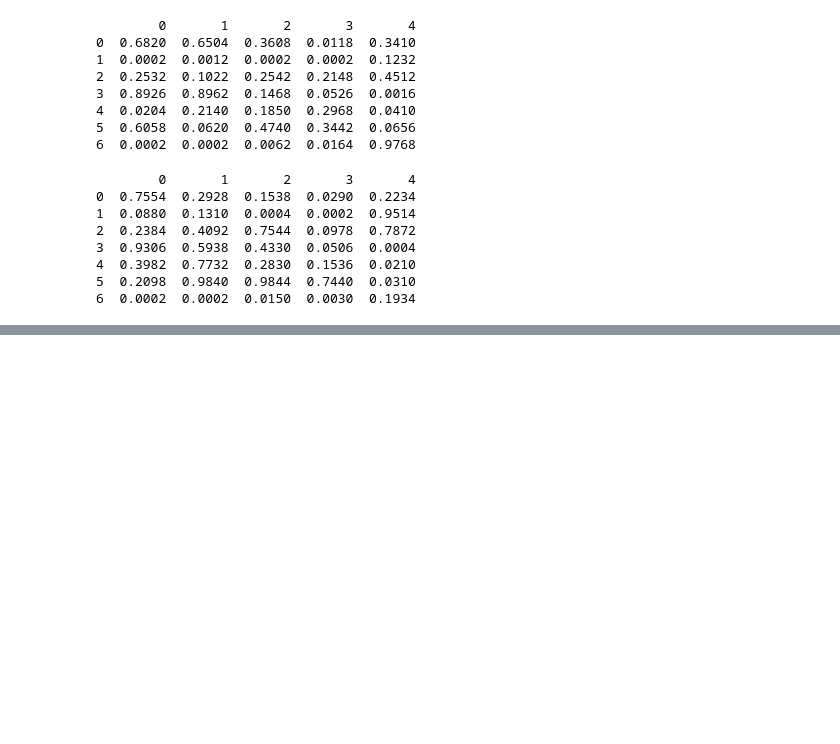
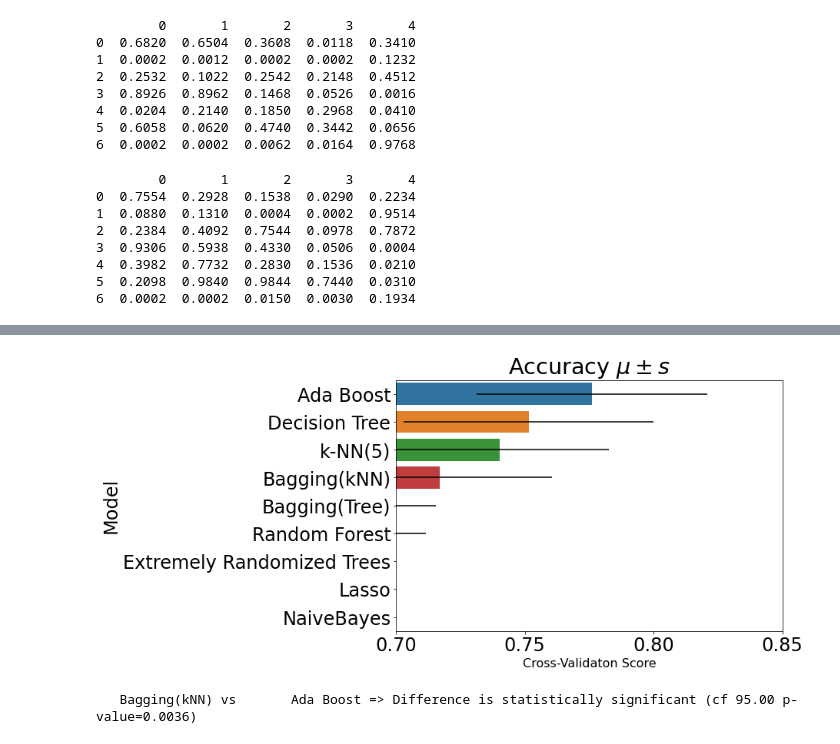
Before and after one commit to eriesp/FDAxEEG, a Jupyter notebook: Dataset/Features_Jacopo.ipynb, the cells around one changed output, grey strips where cells are left out. Drawn from its saved outputs; the diff is of its cells as text; code cells hidden in the pictures; blank space fills up the shorter version.

```diff
--- a/Dataset/Features_Jacopo.ipynb
+++ b/Dataset/Features_Jacopo.ipynb
@@ -607,0 +862,16 @@ array([[ 27,  80],
+# %%
+result_summary = pd.DataFrame({'Model':method,'Accuracy (Mean)':accuracy_mean,'Accuracy (Std)':accuracy_std,'Precision':precision,'Recall':recall,'F1':f1,'AUC':auc})
+result_summary.to_csv('Coseunpoacaso.csv')
+# %%
+f, axe = plt.subplots(1,1, figsize=(9,6))
+
+result_summary.sort_values(by=['Accuracy (Mean)'], ascending=False, inplace=True)
+
+sns.barplot(x='Accuracy (Mean)', y='Model', data = result_summary, xerr=result_summary['Accuracy (Std)'], ax = axe)
+axe.set_xlabel('Cross-Validaton Score', size=16)
+axe.set_ylabel('Model')
+axe.set_title("Accuracy $\mu\pm s$")
+axe.set_xlim(0.7,0.85)
+plt.show()
+# %% [output]
+[figure, added]
@@ -607,0 +882,24 @@ array([[ 27,  80],
+# %%
+confidence_level = 0.95
+
+no_variables = len(df_crossvalidation.columns)
+
+p_value = np.zeros((no_variables,no_variables))
+
+for first,first_model in enumerate(df_crossvalidation.columns):
+
+    p_value[first,first] = 1.0
+
+    for second in range(first+1,(len(df_crossvalidation.columns))):
+
+        second_model = df_crossvalidation.columns[second]
+
+        paired_test = stats.ttest_rel(df_crossvalidation[first_model], df_crossvalidation[second_model])
+
+        p_value[first,second] = paired_test[1]
+        p_value[second,first] = paired_test[1]
+
+        if (paired_test[1]<(1-confidence_level)):
+            print("%15s vs %15s => Difference is statistically significant (cf %3.2f p-value=%.4f)"%(first_model,second_model,confidence_level*100,paired_test[1]))
+# %% [output]
+   Bagging(kNN) vs       Ada Boost => Difference is statistically significant (cf 95.00 p-value=0.0036)
```
Also changed, not shown: parts of 30 cells of this notebook, 2 other files.
